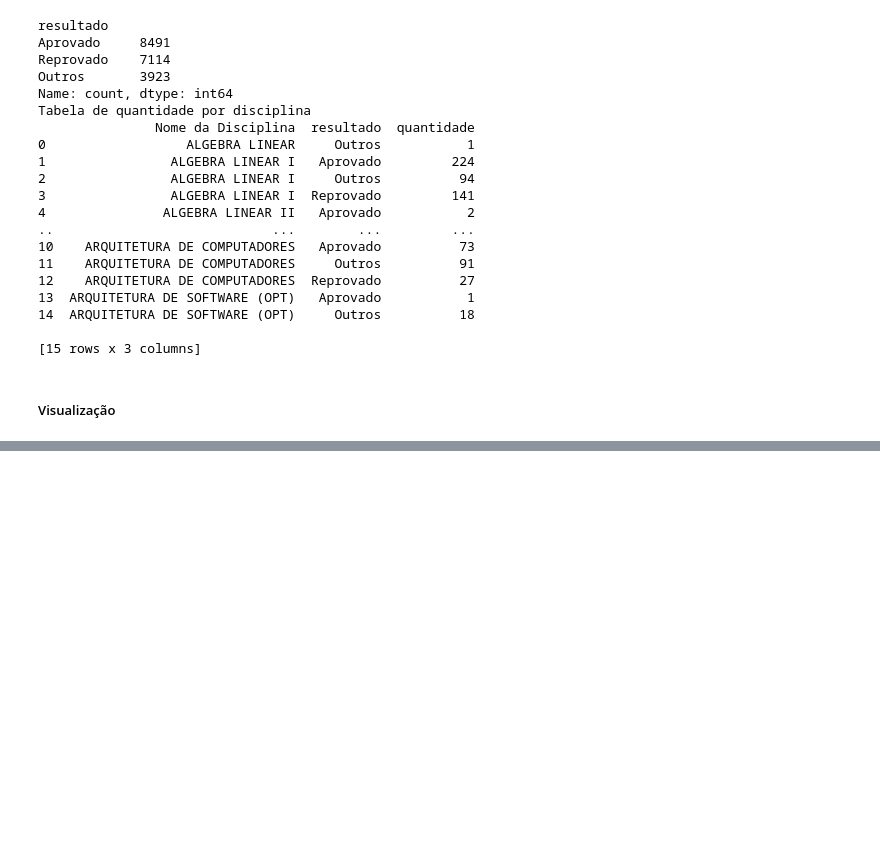
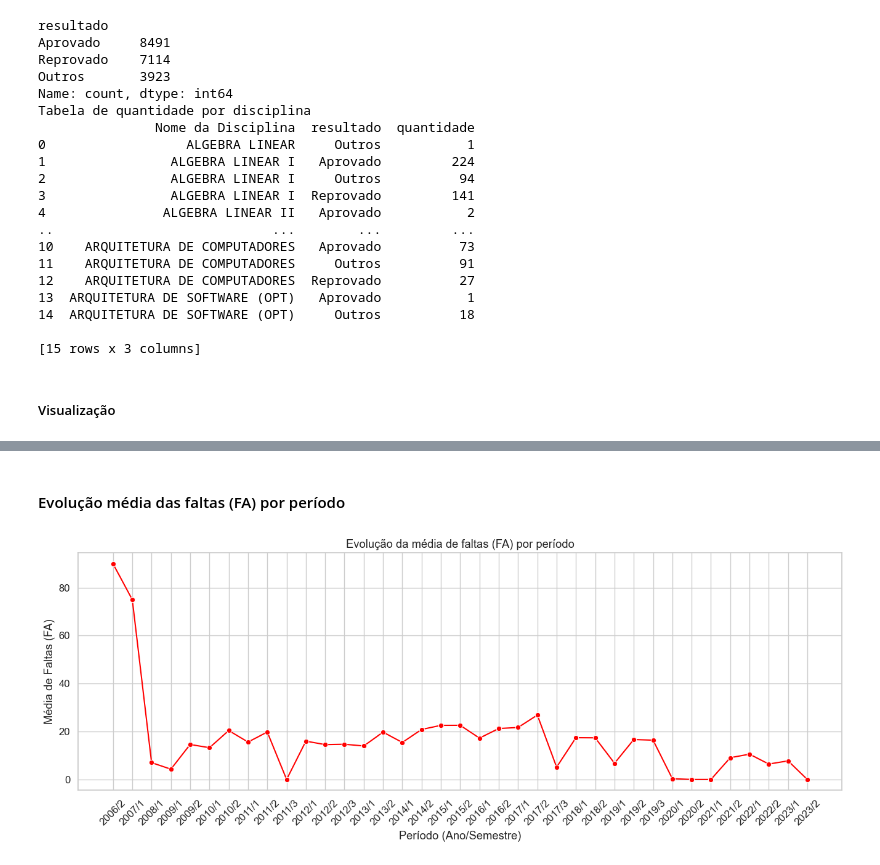
Before and after one commit to lucaslucena-la/Data_Science, a Jupyter notebook: studentsProfile_ufmt/AcademicAnalysis.ipynb, the cells around one changed output, grey strips where cells are left out. Drawn from its saved outputs; the diff is of its cells as text; code cells hidden in the pictures; blank space fills up the shorter version.

```diff
--- a/studentsProfile_ufmt/AcademicAnalysis.ipynb
+++ b/studentsProfile_ufmt/AcademicAnalysis.ipynb
@@ -935,0 +1021,20 @@ display(
+# %% [markdown]
+#### Evolução média das faltas (FA) por período
+# %%
+# Média de faltas por período
+media_faltas = (
+    historico_escolar.groupby("Ano")["FA"]
+    .mean()
+    .reset_index()
+    .rename(columns={"FA": "media_faltas"})
+)
+
+plt.figure(figsize=(16,5))
+sns.lineplot(data=media_faltas, x="Ano", y="media_faltas", marker="o", color="red")
+plt.xticks(rotation=45)
+plt.title("Evolução da média de faltas (FA) por período")
+plt.xlabel("Período (Ano/Semestre)")
+plt.ylabel("Média de Faltas (FA)")
+plt.show()
+# %% [output]
+[figure, added]
```
Also changed, not shown: parts of 56 cells of this notebook.
